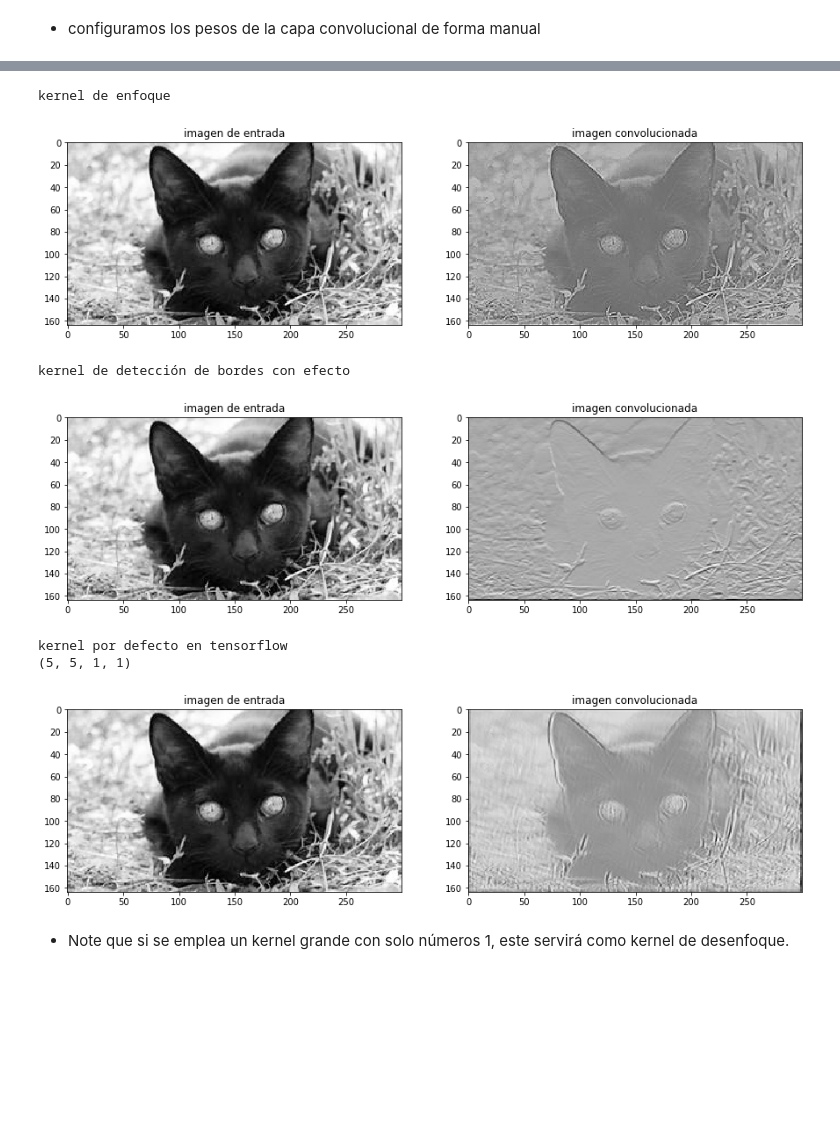
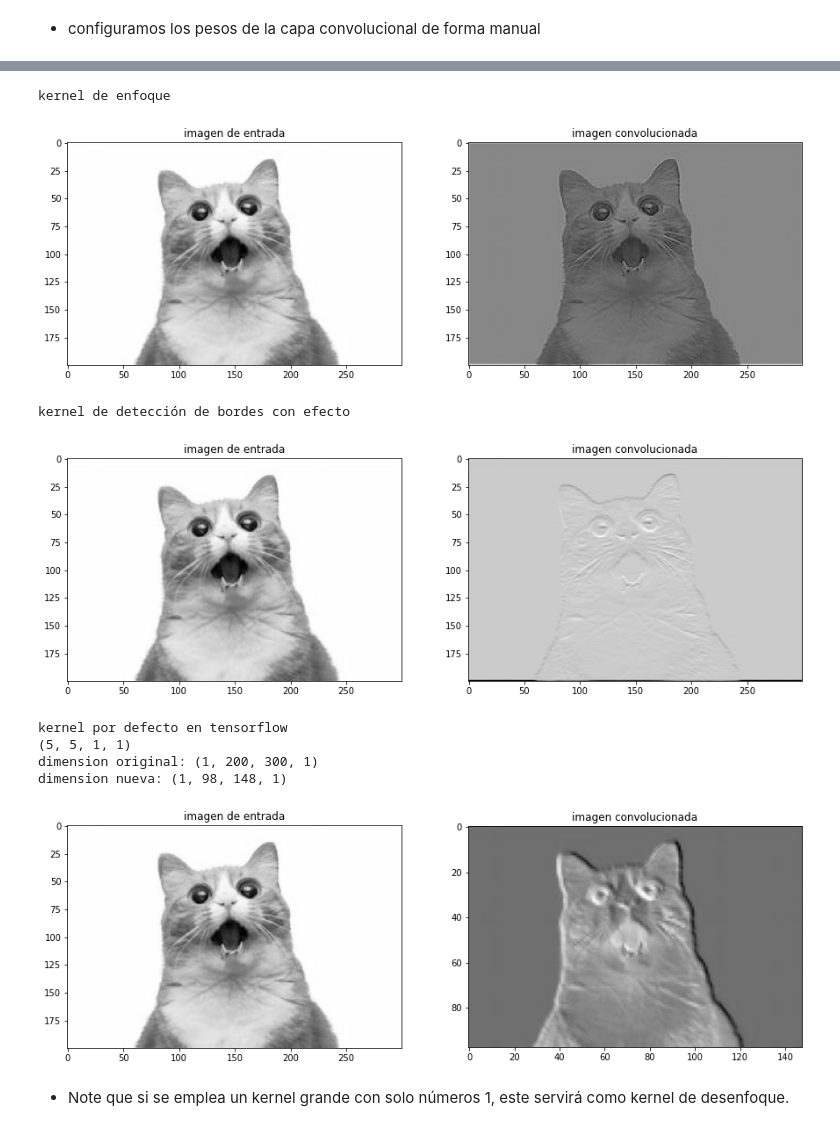
Before and after one commit to ejrueda/CNN_introduction, a Jupyter notebook: code/N1 - introduction to convolutional process.ipynb, the cells around one changed output, grey strips where cells are left out. Saved outputs shown, nothing was run; the diff lists cells and outputs as text; code cells hidden in the pictures; blank space fills up the shorter version.

```diff
--- a/code/N1 - introduction to convolutional process.ipynb
+++ b/code/N1 - introduction to convolutional process.ipynb
@@ -117,7 +117,7 @@ import tensorflow as tf
 tf.keras.backend.set_floatx('float64')
 import cv2 #open cv, para trabajar con las imágenes
 
-img = cv2.imread("../data/archive/raw-img/gatto/1919.jpeg")
+img = cv2.imread("../data/archive/raw-img/gatto/1021.jpeg")
 plt.figure(figsize=(15,10))
 plt.subplot(1,2,1)
 plt.title("dimension:"+str(img.shape))
@@ -235,7 +236,7 @@ plt.title("imagen convolucionada")
 plt.imshow(img_result.numpy()[0,:,:,0], cmap=plt.cm.Greys_r);
 # %% [output]
 kernel de enfoque
-[figure, old version]
+[figure, new version]
 # %%
 print("kernel de detección de bordes con efecto")
 #definimos el kernel
@@ -259,26 +260,31 @@ plt.title("imagen convolucionada")
 plt.imshow(img_result.numpy()[0,:,:,0], cmap=plt.cm.Greys_r);
 # %% [output]
 kernel de detección de bordes con efecto
-[figure, old version]
+[figure, new version]
 # %%
 print("kernel por defecto en tensorflow")
 #como se cambia la dimensión del kernel hay que construir nuevamente la capa
-c_layer = tf.keras.layers.Conv2D(filters=1, kernel_size=5, padding="same")
+c_layer = tf.keras.layers.Conv2D(filters=1, kernel_size=5, strides=2)
 c_layer.build(input_shape=img_pro_tf.shape)
 print(c_layer.get_weights()[0].shape)
 #le pasamos la imagen como entrada a la capa
 img_result = c_layer(img_pro_tf)
+print("dimension original:", img_pro_tf.shape)
+print("dimension nueva:", img_result.shape)
 plt.figure(figsize=(15,10))
 plt.subplot(1,2,1)
 plt.title("imagen de entrada")
 plt.imshow(img_pro, cmap=plt.cm.Greys_r);
 plt.subplot(1,2,2)
 plt.title("imagen convolucionada")
 plt.imshow(img_result.numpy()[0,:,:,0], cmap=plt.cm.Greys_r);
+plt.savefig("../images/conv2d_cats.svg")
 # %% [output]
 kernel por defecto en tensorflow
 (5, 5, 1, 1)
+dimension original: (1, 200, 300, 1)
+dimension nueva: (1, 98, 148, 1)
-[figure, old version]
+[figure, new version]
 # %% [markdown]
 - Note que si se emplea un kernel grande con solo números 1, este servirá como kernel de desenfoque.
 # %%
```
Also changed, not shown: parts of 7 cells of this notebook, 24 other files.
